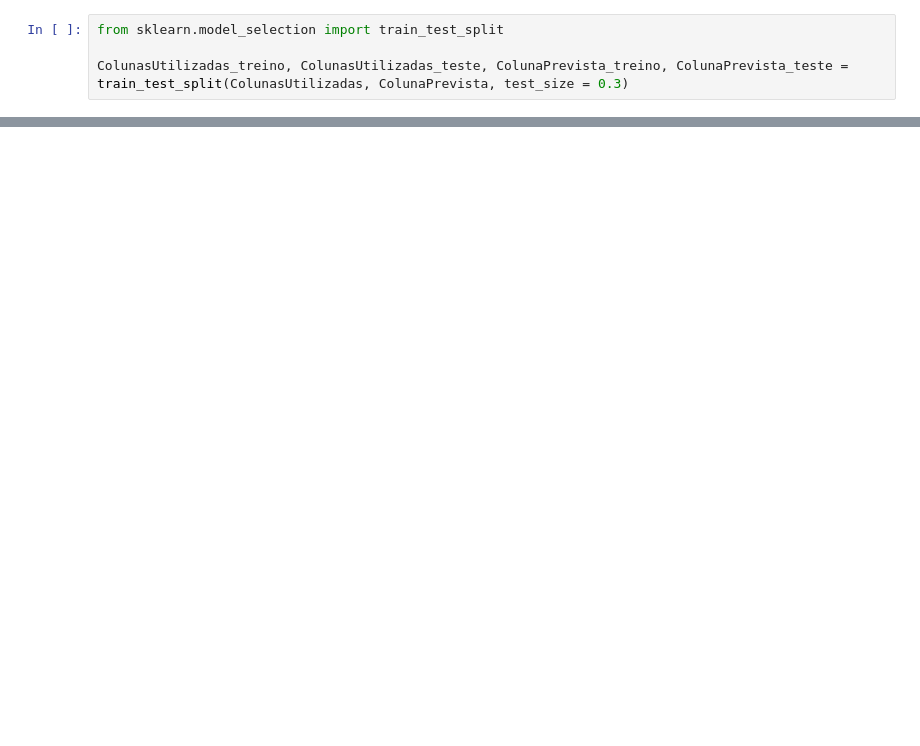
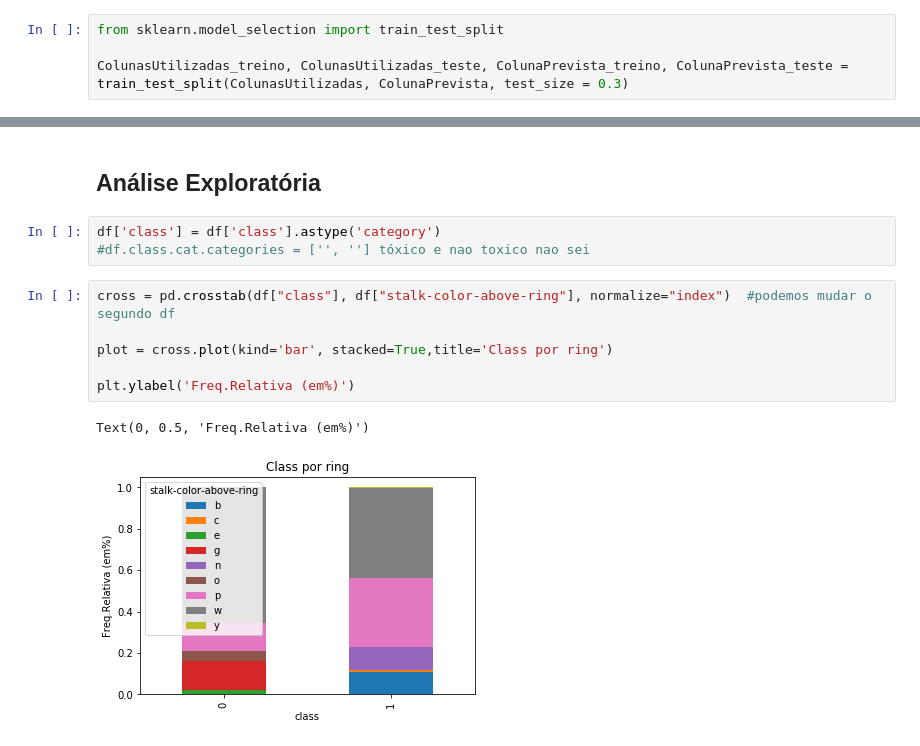
Before and after one commit to gustavokatz/Cogumelos, a Jupyter notebook: Mash.ipynb, the cells around one changed output, grey strips where cells are left out. Saved outputs shown, nothing was run; the diff lists cells and outputs as text; blank space fills up the shorter version.

```diff
--- a/Mash.ipynb
+++ b/Mash.ipynb
@@ -235,0 +276,14 @@ print(f'Acuracia do treino: {ResultadoTreino:.3f}%, e Acuracia real {resultado:.
+# %% [markdown]
+## Análise Exploratória
+# %%
+df['class'] = df['class'].astype('category')
+#df.class.cat.categories = ['', ''] tóxico e nao toxico nao sei
+# %%
+cross = pd.crosstab(df["class"], df["stalk-color-above-ring"], normalize="index")  #podemos mudar o segundo df
+
+plot = cross.plot(kind='bar', stacked=True,title='Class por ring')
+
+plt.ylabel('Freq.Relativa (em%)')
+# %% [output]
+Text(0, 0.5, 'Freq.Relativa (em%)')
+[figure, added]
```
Also changed, not shown: parts of 7 cells of this notebook.
